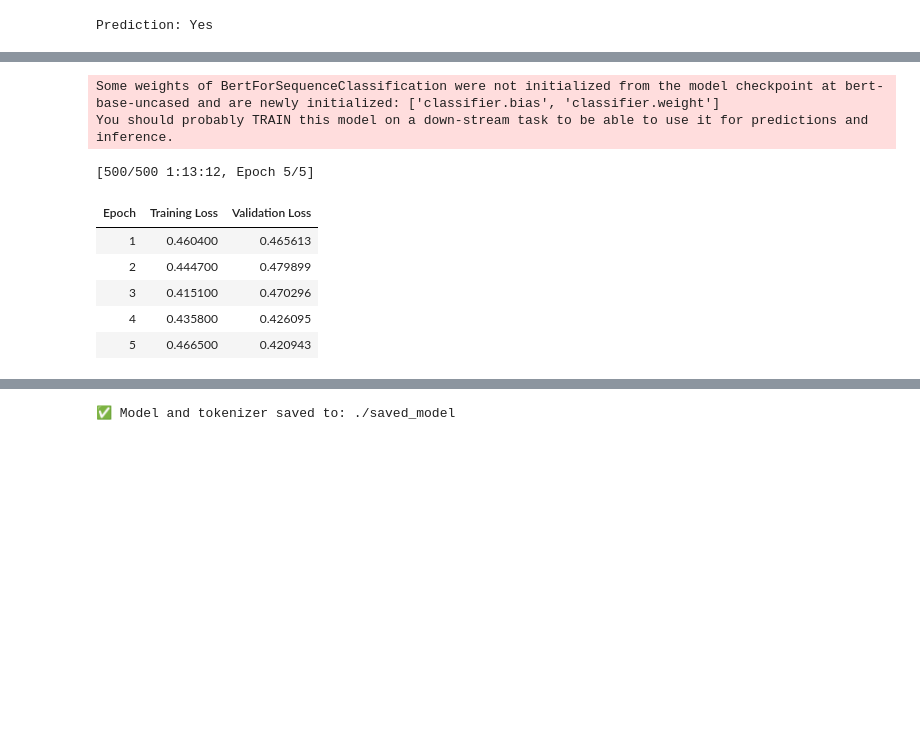
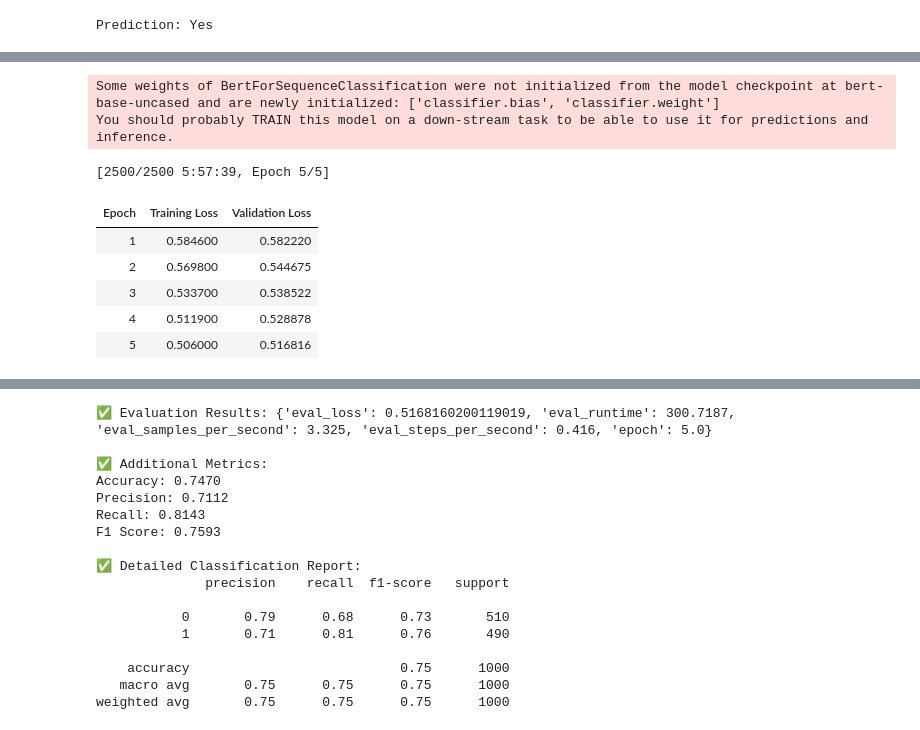
Before and after one commit to ShivamB15/Diabetes, a Jupyter notebook: association-rule-mining.ipynb, the cells around one changed output, grey strips where cells are left out. Saved outputs shown, nothing was run; the diff lists cells and outputs as text; code cells hidden in the pictures; blank space fills up the shorter version.

```diff
--- a/association-rule-mining.ipynb
+++ b/association-rule-mining.ipynb
@@ -2114,8 +2091,13 @@ df = pd.read_csv("/kaggle/input/diabetes-text-dataset-health-indicator/diabetes_
 df = df.dropna(subset=["Text", "Diabetes_binary"])
 df["Diabetes_binary"] = df["Diabetes_binary"].astype(int)
 
-# 🔹 Sample 1000 records for efficient training
-df_sampled = df.sample(n=1000, random_state=42)
+# ✅ Balance the dataset (11000 samples from each class)
+df_0 = df[df["Diabetes_binary"] == 0].sample(11000, random_state=42)
+df_1 = df[df["Diabetes_binary"] == 1].sample(11000, random_state=42)
+df_balanced = pd.concat([df_0, df_1]).sample(frac=1, random_state=42).reset_index(drop=True)
+
+# ✅ Sample only 5000 rows (still balanced)
+df_sampled = df_balanced.sample(n=5000, random_state=42)
 
 # ✅ Split into training and validation
 train_texts, val_texts, train_labels, val_labels = train_test_split(
@@ -2126,7 +2108,7 @@ train_texts, val_texts, train_labels, val_labels = train_test_split(
     stratify=df_sampled["Diabetes_binary"]
 )
 
-# ✅ Tokenization using BERT tokenizer
+# ✅ Tokenization
 tokenizer = BertTokenizer.from_pretrained("bert-base-uncased")
 train_encodings = tokenizer(train_texts, truncation=True, padding=True, max_length=256)
 val_encodings = tokenizer(val_texts, truncation=True, padding=True, max_length=256)
@@ -2165,54 +2147,45 @@ training_args = TrainingArguments(
     report_to="none"
 )
 
 # ✅ Initialize Trainer
 trainer = Trainer(
     model=model,
     args=training_args,
     train_dataset=train_dataset,
     eval_dataset=val_dataset,
 )
 
 # 🚀 Train the model
 trainer.train()
 
-# ✅ Save the fine-tuned model and tokenizer
-save_directory = "./saved_model"
-model.save_pretrained(save_directory)
-tokenizer.save_pretrained(save_directory)
-
-print("\n✅ Model and tokenizer saved to:", save_directory)
-
 # 📊 Evaluate the model
 results = trainer.evaluate()
 print("\n✅ Evaluation Results:", results)
 
-# 📈 Generate predictions
+# 📈 Generate classification report manually
 preds = trainer.predict(val_dataset)
 pred_labels = preds.predictions.argmax(axis=-1)
 
-# 📃 Classification report
-print("\n✅ Classification Report:\n")
-print(classification_report(val_labels, pred_labels))
-
-# 🔥 Additional Metrics
-acc = accuracy_score(val_labels, pred_labels)
-prec = precision_score(val_labels, pred_labels)
+accuracy = accuracy_score(val_labels, pred_labels)
+precision = precision_score(val_labels, pred_labels)
 recall = recall_score(val_labels, pred_labels)
 f1 = f1_score(val_labels, pred_labels)
 
-print("\n✅ Additional Metrics:")
-print(f"Accuracy: {acc:.4f}")
-print(f"Precision: {prec:.4f}")
+print(f"\n✅ Additional Metrics:")
+print(f"Accuracy: {accuracy:.4f}")
+print(f"Precision: {precision:.4f}")
 print(f"Recall: {recall:.4f}")
 print(f"F1 Score: {f1:.4f}")
+
+print("\n✅ Detailed Classification Report:")
+print(classification_report(val_labels, pred_labels))
 # %% [output]
 Some weights of BertForSequenceClassification were not initialized from the model checkpoint at bert-base-uncased and are newly initialized: ['classifier.bias', 'classifier.weight']
 You should probably TRAIN this model on a down-stream task to be able to use it for predictions and inference.
-[500/500 1:13:12, Epoch 5/5]
+[2500/2500 5:57:39, Epoch 5/5]
 | Epoch | Training Loss | Validation Loss |
-| 1 | 0.460400 | 0.465613 |
-| 2 | 0.444700 | 0.479899 |
-| 3 | 0.415100 | 0.470296 |
-| 4 | 0.435800 | 0.426095 |
-| 5 | 0.466500 | 0.420943 |
+| 1 | 0.584600 | 0.582220 |
+| 2 | 0.569800 | 0.544675 |
+| 3 | 0.533700 | 0.538522 |
+| 4 | 0.511900 | 0.528878 |
+| 5 | 0.506000 | 0.516816 |
@@ -2219 +2193,17 @@ You should probably TRAIN this model on a down-stream task to be able to use it
-✅ Model and tokenizer saved to: ./saved_model
+✅ Evaluation Results: {'eval_loss': 0.5168160200119019, 'eval_runtime': 300.7187, 'eval_samples_per_second': 3.325, 'eval_steps_per_second': 0.416, 'epoch': 5.0}
+
+✅ Additional Metrics:
+Accuracy: 0.7470
+Precision: 0.7112
+Recall: 0.8143
+F1 Score: 0.7593
+
+✅ Detailed Classification Report:
+              precision    recall  f1-score   support
+
+           0       0.79      0.68      0.73       510
+           1       0.71      0.81      0.76       490
+
+    accuracy                           0.75      1000
+   macro avg       0.75      0.75      0.75      1000
+weighted avg       0.75      0.75      0.75      1000
```
Also changed, not shown: parts of 10 cells of this notebook.
